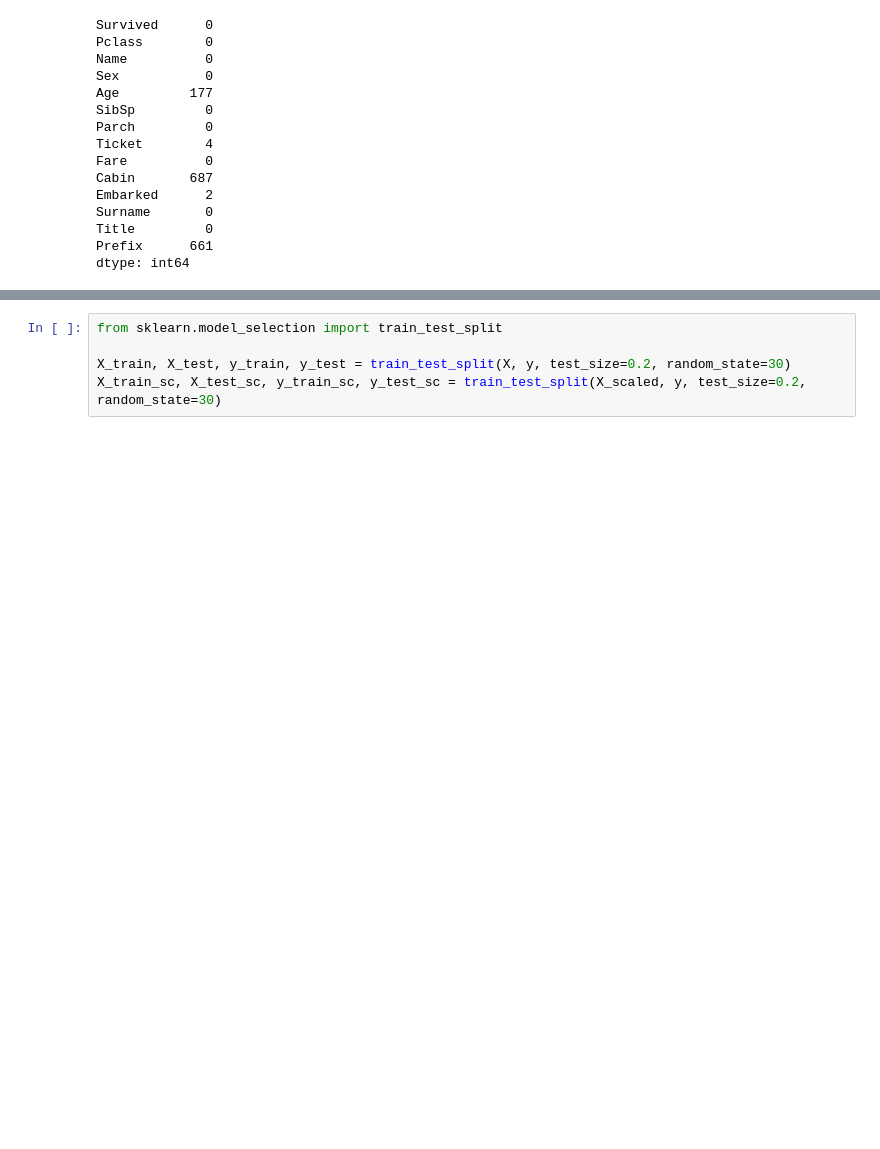
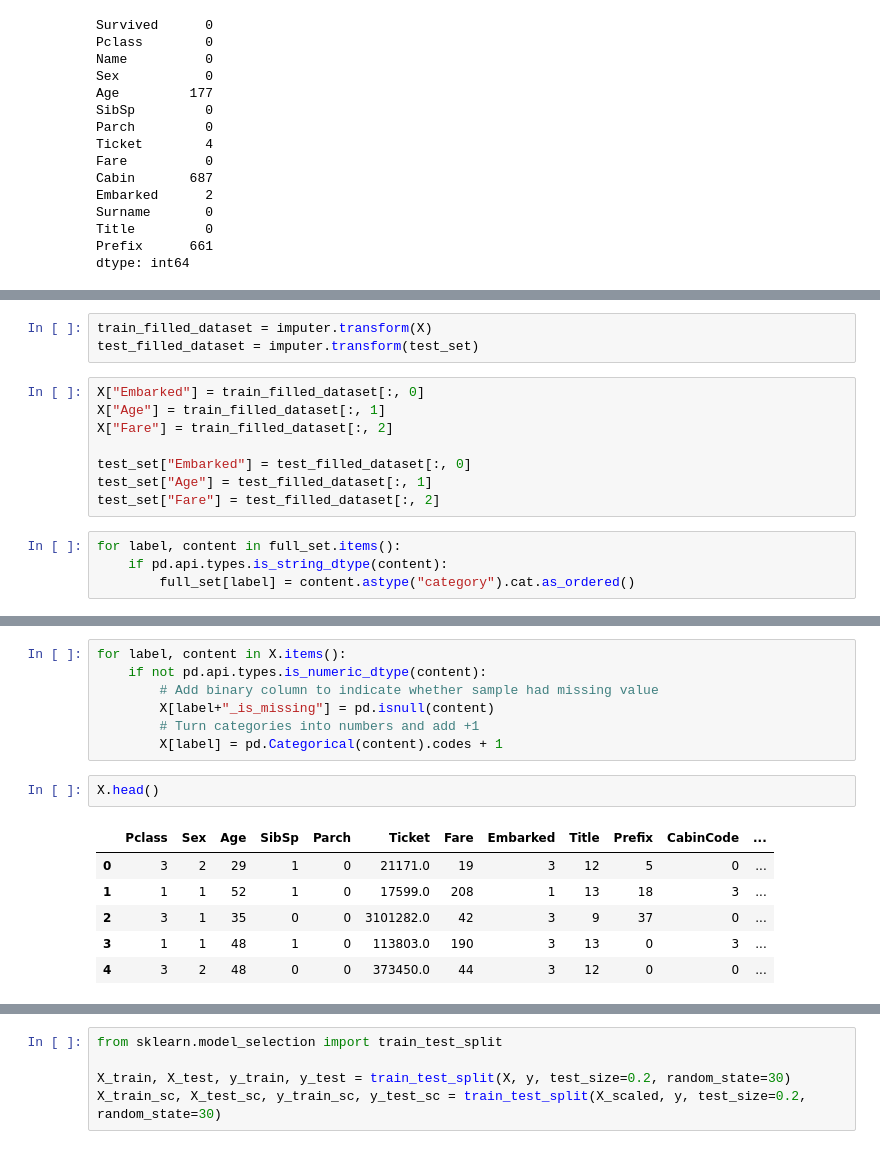
Before and after one commit to romanpostnikov/titanic, a Jupyter notebook: Main.ipynb, the cells around one changed output, grey strips where cells are left out. Cells and saved outputs as stored; diff of their text form; blank space fills up the shorter version.

```diff
--- a/Main.ipynb
+++ b/Main.ipynb
@@ -458,0 +386,15 @@ X_scaled = mms.fit_transform(X)
+# %%
+train_filled_dataset = imputer.transform(X)
+test_filled_dataset = imputer.transform(test_set)
+# %%
+X["Embarked"] = train_filled_dataset[:, 0]
+X["Age"] = train_filled_dataset[:, 1]
+X["Fare"] = train_filled_dataset[:, 2]
+
+test_set["Embarked"] = test_filled_dataset[:, 0]
+test_set["Age"] = test_filled_dataset[:, 1]
+test_set["Fare"] = test_filled_dataset[:, 2]
+# %%
+for label, content in full_set.items():
+    if pd.api.types.is_string_dtype(content):
+        full_set[label] = content.astype("category").cat.as_ordered()
@@ -458,0 +459,16 @@ X_scaled = mms.fit_transform(X)
+# %%
+for label, content in X.items():
+    if not pd.api.types.is_numeric_dtype(content):
+        # Add binary column to indicate whether sample had missing value
+        X[label+"_is_missing"] = pd.isnull(content)
+        # Turn categories into numbers and add +1
+        X[label] = pd.Categorical(content).codes + 1
+# %%
+X.head()
+# %% [output]
+|  | Pclass | Sex | Age | SibSp | Parch | Ticket | Fare | Embarked | Title | Prefix | CabinCode | ... |
+| 0 | 3 | 2 | 29 | 1 | 0 | 21171.0 | 19 | 3 | 12 | 5 | 0 | ... |
+| 1 | 1 | 1 | 52 | 1 | 0 | 17599.0 | 208 | 1 | 13 | 18 | 3 | ... |
+| 2 | 3 | 1 | 35 | 0 | 0 | 3101282.0 | 42 | 3 | 9 | 37 | 0 | ... |
+| 3 | 1 | 1 | 48 | 1 | 0 | 113803.0 | 190 | 3 | 13 | 0 | 3 | ... |
+| 4 | 3 | 2 | 48 | 0 | 0 | 373450.0 | 44 | 3 | 12 | 0 | 0 | ... |
```
Also changed, not shown: parts of 55 cells of this notebook, 2 other files.
